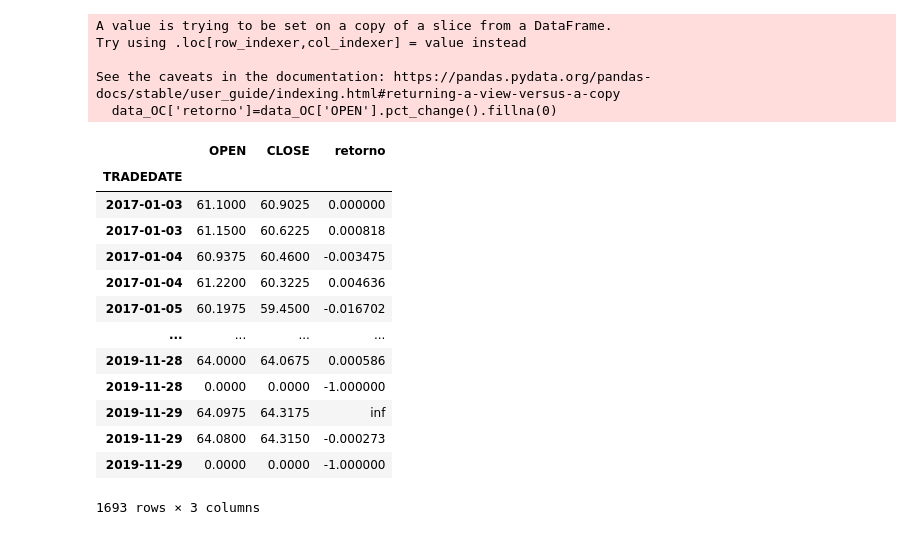
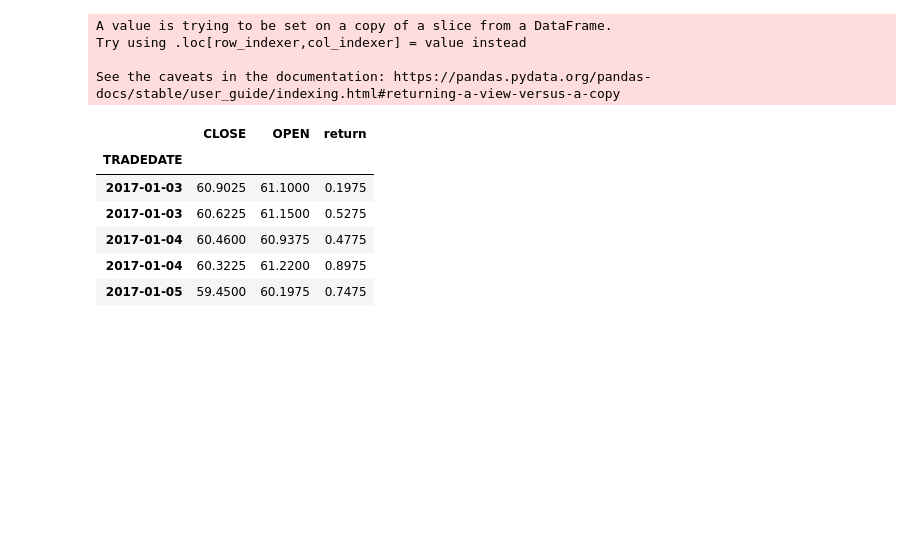
Before and after one commit to sescobar99/MS-labs, a Jupyter notebook: Taller_1/Ejercicio_4/Ejercicio_4.ipynb, the cells around one changed output. Drawn from its saved outputs; the diff is of its cells as text; code cells hidden in the pictures; blank space fills up the shorter version.

```diff
--- a/Taller_1/Ejercicio_4/Ejercicio_4.ipynb
+++ b/Taller_1/Ejercicio_4/Ejercicio_4.ipynb
@@ -20,27 +62,18 @@ f.head(10)
 # %%
-data_OC = f[['OPEN', 'CLOSE']]
-data_OC.head(10)
-data_OC['retorno']=data_OC['OPEN'].pct_change().fillna(0)
-data_OC
+data_OC = f.filter(regex = '(OPEN|CLOSE)')
+data_OC['return'] = data_OC['OPEN']-data_OC['CLOSE']
+data_OC.head()
 # %% [output]
 A value is trying to be set on a copy of a slice from a DataFrame.
 Try using .loc[row_indexer,col_indexer] = value instead
 
 See the caveats in the documentation: https://pandas.pydata.org/pandas-docs/stable/user_guide/indexing.html#returning-a-view-versus-a-copy
-  data_OC['retorno']=data_OC['OPEN'].pct_change().fillna(0)
-|  | OPEN | CLOSE | retorno |
+|  | CLOSE | OPEN | return |
 | TRADEDATE |  |  |  |
-| 2017-01-03 | 61.1000 | 60.9025 | 0.000000 |
-| 2017-01-03 | 61.1500 | 60.6225 | 0.000818 |
-| 2017-01-04 | 60.9375 | 60.4600 | -0.003475 |
-| 2017-01-04 | 61.2200 | 60.3225 | 0.004636 |
-| 2017-01-05 | 60.1975 | 59.4500 | -0.016702 |
-| ... | ... | ... | ... |
-| 2019-11-28 | 64.0000 | 64.0675 | 0.000586 |
-| 2019-11-28 | 0.0000 | 0.0000 | -1.000000 |
-| 2019-11-29 | 64.0975 | 64.3175 | inf |
-| 2019-11-29 | 64.0800 | 64.3150 | -0.000273 |
-| 2019-11-29 | 0.0000 | 0.0000 | -1.000000 |
+| 2017-01-03 | 60.9025 | 61.1000 | 0.1975 |
+| 2017-01-03 | 60.6225 | 61.1500 | 0.5275 |
+| 2017-01-04 | 60.4600 | 60.9375 | 0.4775 |
+| 2017-01-04 | 60.3225 | 61.2200 | 0.8975 |
+| 2017-01-05 | 59.4500 | 60.1975 | 0.7475 |
-1693 rows × 3 columns
 # %%
 import pandas_montecarlo
```
Also changed, not shown: parts of 4 cells of this notebook.
